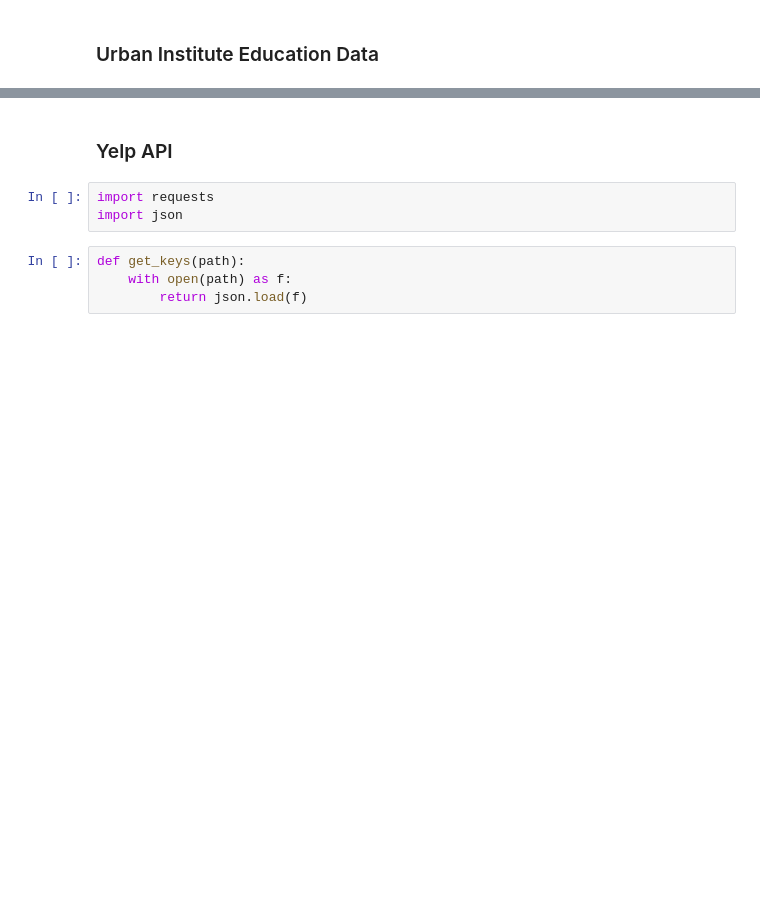
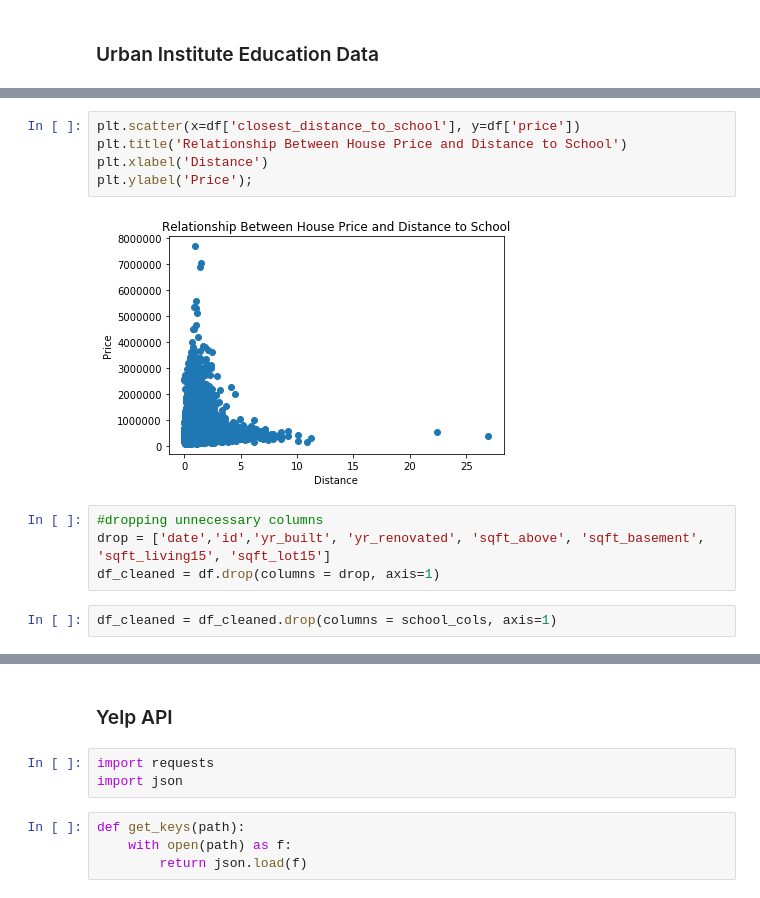
Before and after one commit to dtunnicliffe/house-price-regression-project, a Jupyter notebook: king-county-housing-project.ipynb, the cells around one changed output, grey strips where cells are left out. Saved outputs shown, nothing was run; the diff lists cells and outputs as text; blank space fills up the shorter version.

```diff
--- a/king-county-housing-project.ipynb
+++ b/king-county-housing-project.ipynb
@@ -336,0 +359,13 @@ Name: rev_total, dtype: int64
+# %%
+plt.scatter(x=df['closest_distance_to_school'], y=df['price'])
+plt.title('Relationship Between House Price and Distance to School')
+plt.xlabel('Distance')
+plt.ylabel('Price');
+# %% [output]
+[figure, added]
+# %%
+#dropping unnecessary columns
+drop = ['date','id','yr_built', 'yr_renovated', 'sqft_above', 'sqft_basement', 'sqft_living15', 'sqft_lot15']
+df_cleaned = df.drop(columns = drop, axis=1)
+# %%
+df_cleaned = df_cleaned.drop(columns = school_cols, axis=1)
```
Also changed, not shown: parts of 151 cells of this notebook, 3 other files.
